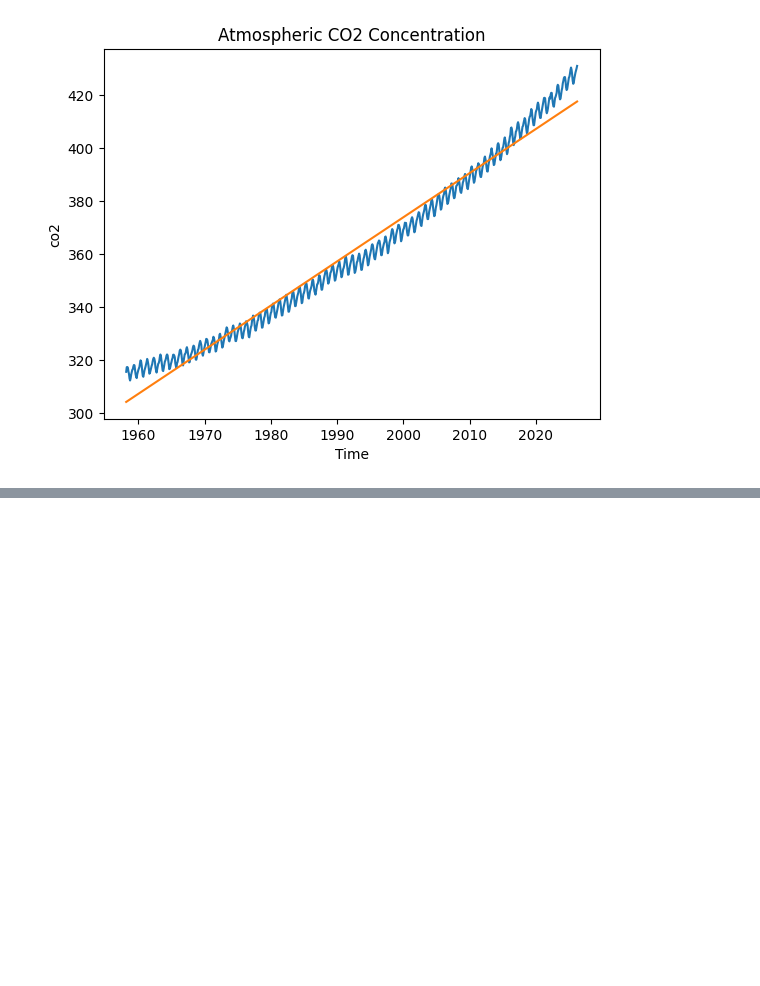
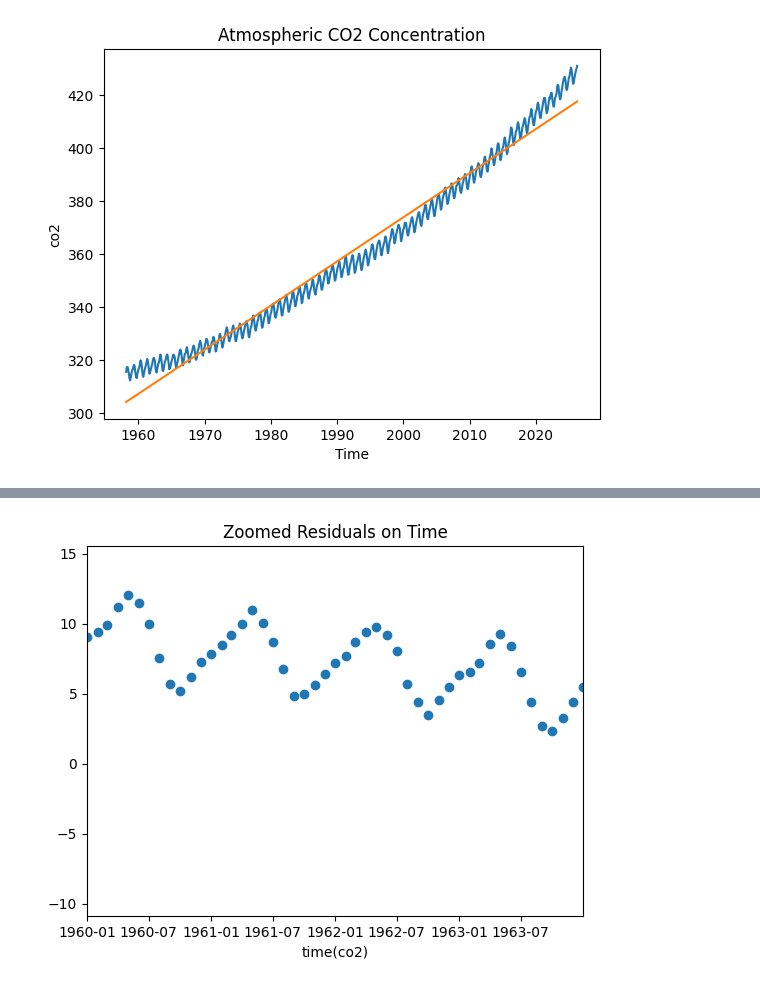
Before and after one commit to jayr0n/Time-Series-Coursera, a Jupyter notebook: Week-1/Basic Statistics.ipynb, the cells around one changed output, grey strips where cells are left out. Saved outputs shown, nothing was run; the diff lists cells and outputs as text; code cells hidden in the pictures; blank space fills up the shorter version.

```diff
--- a/Week-1/Basic Statistics.ipynb
+++ b/Week-1/Basic Statistics.ipynb
@@ -307,0 +347,14 @@ plt.show()
+# %%
+from datetime import date
+import matplotlib.pyplot as plt
+
+plt.title("Zoomed Residuals on Time")
+
+plt.scatter(df_co2["date"].to_list(), residual)
+
+plt.xlim(date(1960, 1, 1), date(1963, 12, 31))
+
+plt.xlabel("time(co2)")
+plt.show()
+# %% [output]
+[figure, added]
```
Also changed, not shown: parts of 10 cells of this notebook.
